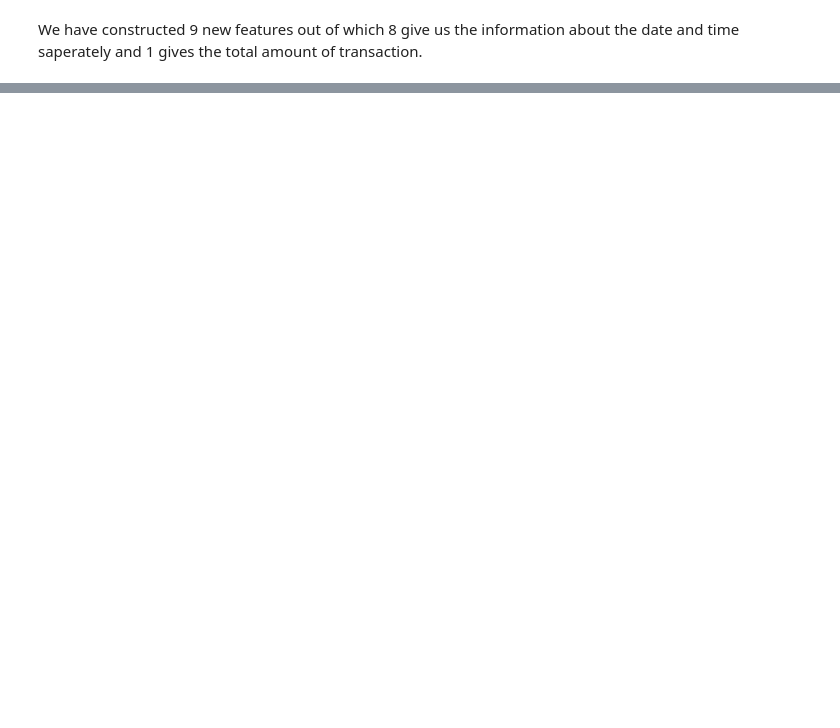
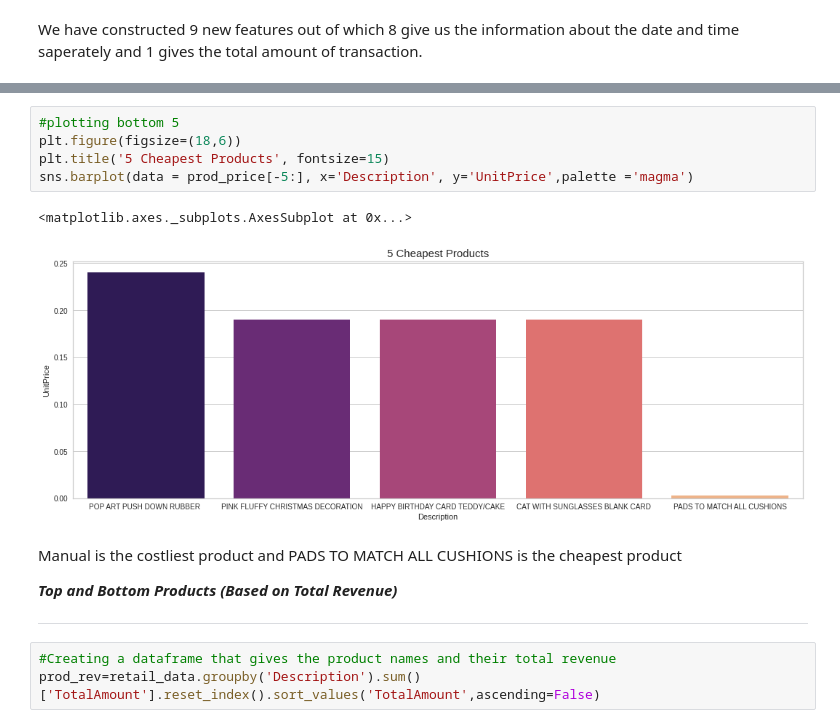
Before and after one commit to adilimam12/unsupervised_learning_capstone-project4, a Jupyter notebook: online_retail_customer_segmentation.ipynb, the cells around one changed output, grey strips where cells are left out. Drawn from its saved outputs; the diff is of its cells as text; blank space fills up the shorter version.

```diff
--- a/online_retail_customer_segmentation.ipynb
+++ b/online_retail_customer_segmentation.ipynb
@@ -353,0 +421,17 @@ We have constructed 9 new features out of which 8 give us the information about
+# %%
+#plotting bottom 5
+plt.figure(figsize=(18,6))
+plt.title('5 Cheapest Products', fontsize=15)
+sns.barplot(data = prod_price[-5:], x='Description', y='UnitPrice',palette ='magma')
+# %% [output]
+<matplotlib.axes._subplots.AxesSubplot at 0x...>
+[figure, added]
+# %% [markdown]
+Manual is the costliest product and PADS TO MATCH ALL CUSHIONS is the cheapest product
+
+***Top and Bottom Products (Based on Total Revenue)***
+
+---
+# %%
+#Creating a dataframe that gives the product names and their total revenue
+prod_rev=retail_data.groupby('Description').sum()['TotalAmount'].reset_index().sort_values('TotalAmount',ascending=False)
```
Also changed, not shown: parts of 21 cells of this notebook.
